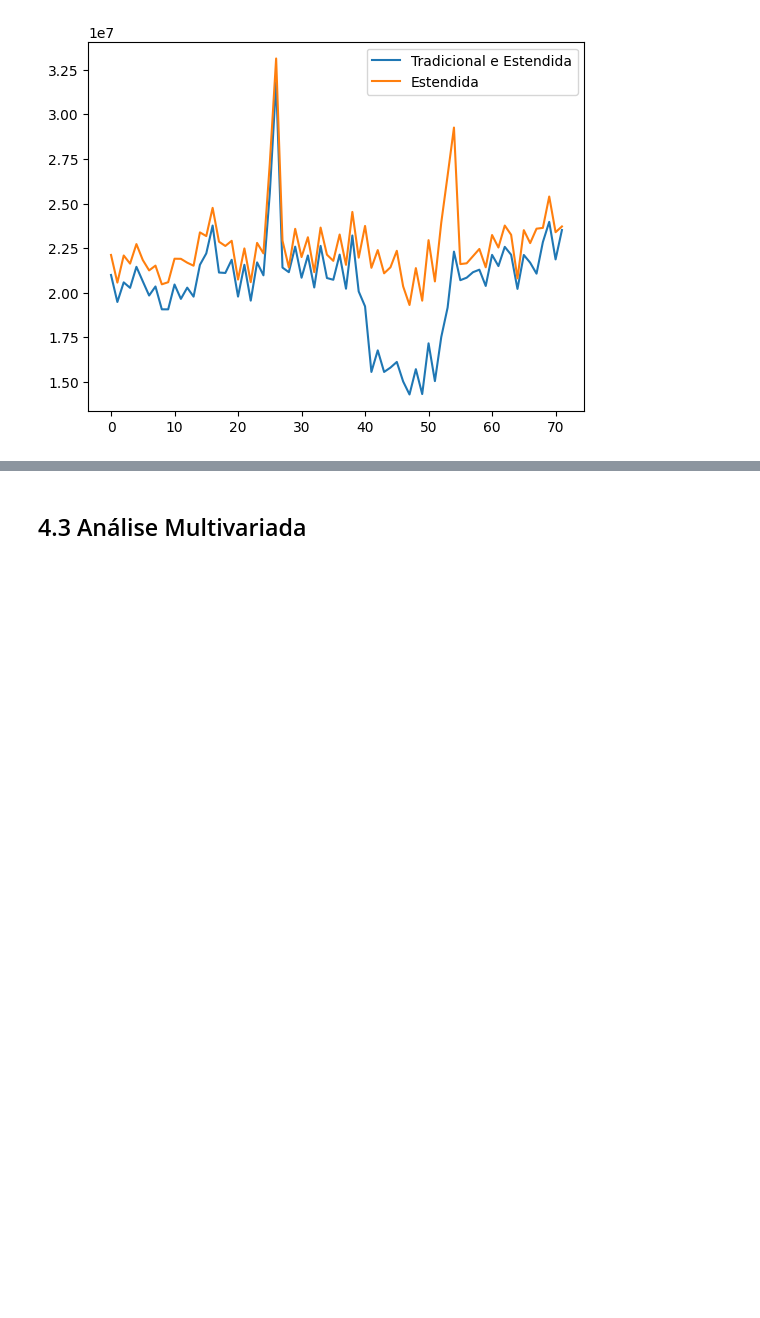
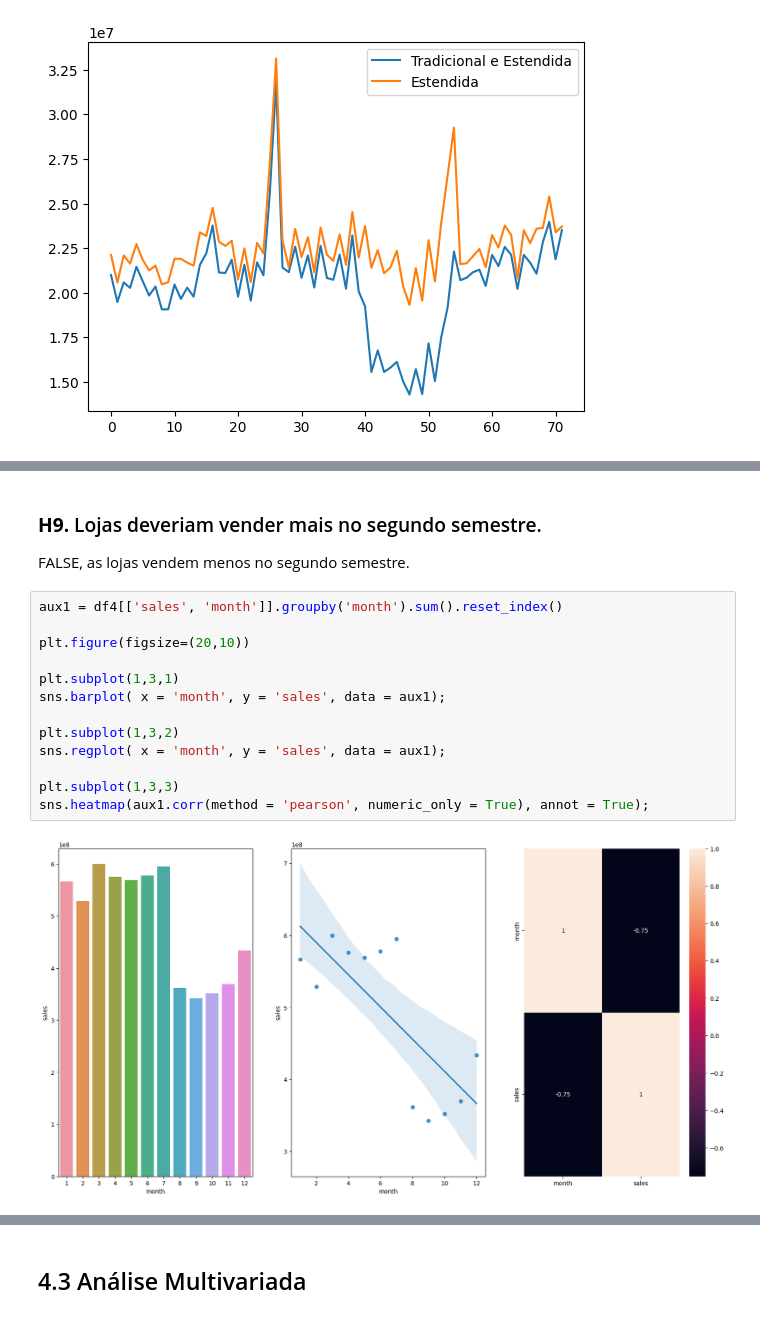
Before and after one commit to rodrigo87br/data_science_em_prod, a Jupyter notebook: modulo04_store_sales_prediction.ipynb, the cells around one changed output, grey strips where cells are left out. Saved outputs shown, nothing was run; the diff lists cells and outputs as text; blank space fills up the shorter version.

```diff
--- a/modulo04_store_sales_prediction.ipynb
+++ b/modulo04_store_sales_prediction.ipynb
@@ -742,0 +778,19 @@ ax.legend( labels = ['Tradicional e Estendida', 'Estendida']);
+# %% [markdown]
+### **H9.** Lojas deveriam vender mais no segundo semestre.
+
+FALSE, as lojas vendem menos no segundo semestre.
+# %%
+aux1 = df4[['sales', 'month']].groupby('month').sum().reset_index()
+
+plt.figure(figsize=(20,10))
+
+plt.subplot(1,3,1)
+sns.barplot( x = 'month', y = 'sales', data = aux1);
+
+plt.subplot(1,3,2)
+sns.regplot( x = 'month', y = 'sales', data = aux1);
+
+plt.subplot(1,3,3)
+sns.heatmap(aux1.corr(method = 'pearson', numeric_only = True), annot = True);
+# %% [output]
+[figure, added]
```
Also changed, not shown: parts of 12 cells of this notebook.
